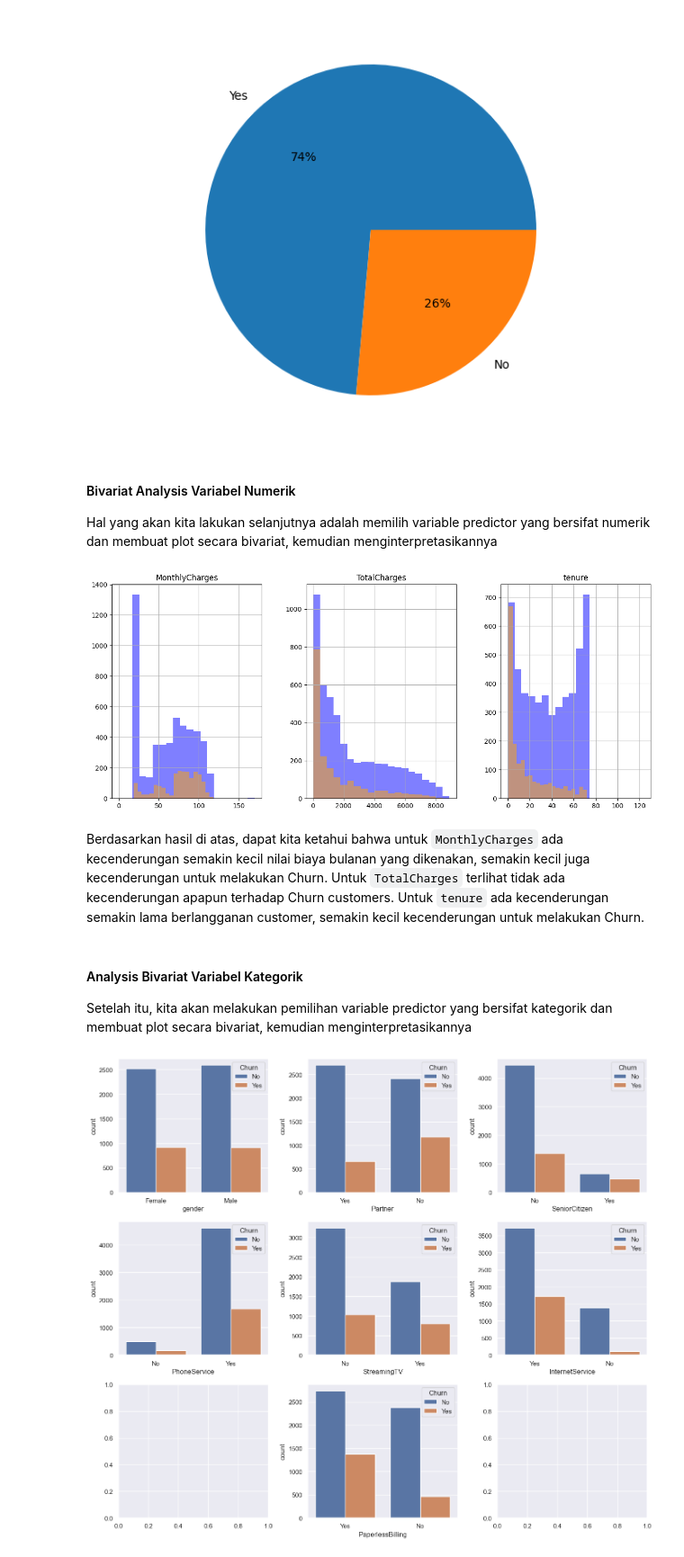
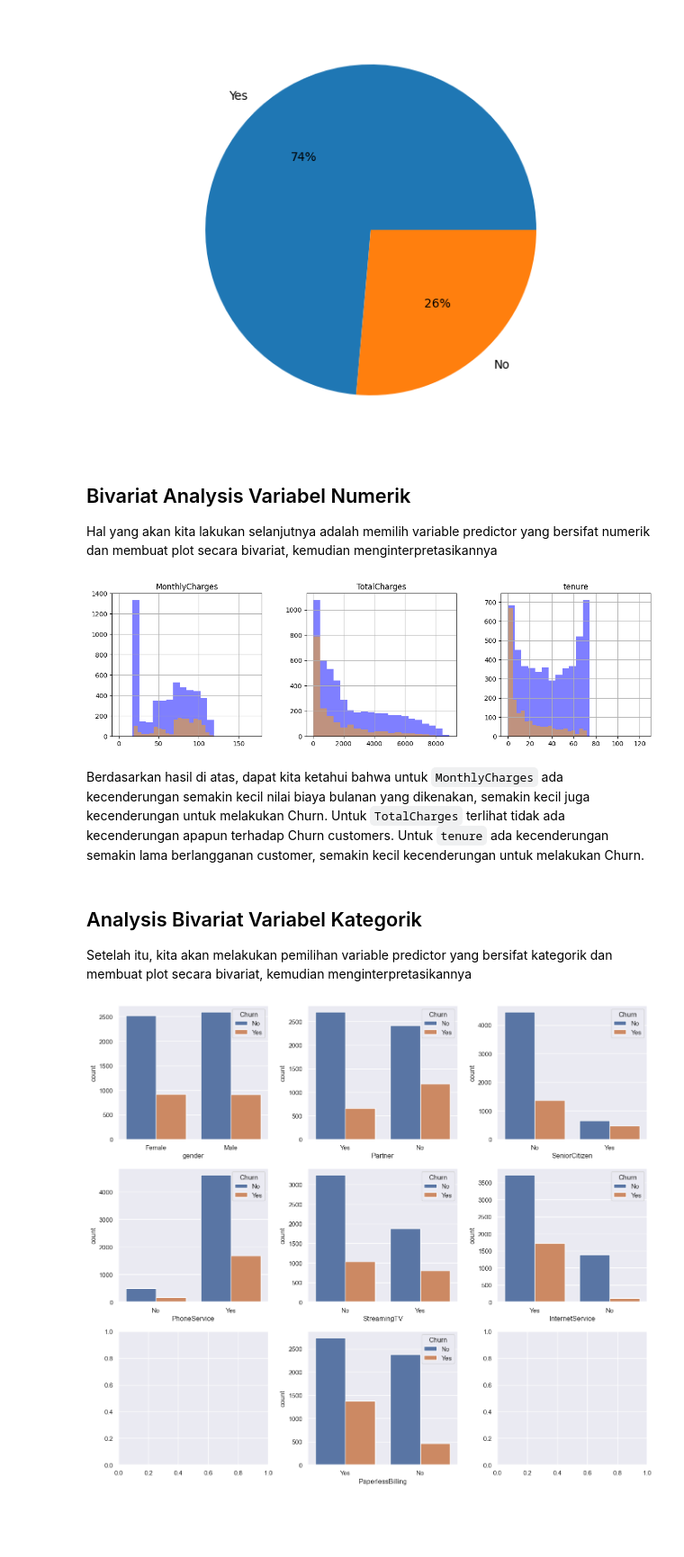
Before and after one commit to iwanlaudin0101/Customer-Churn-Prediction, a Jupyter notebook: Customer Churn Prediction using Machine Learning.ipynb, the cells around one changed output. Shown at 90% size. Saved outputs shown, nothing was run; the diff lists cells and outputs as text; code cells hidden in the pictures; blank space fills up the shorter version.

```diff
--- a/Customer Churn Prediction using Machine Learning.ipynb
+++ b/Customer Churn Prediction using Machine Learning.ipynb
@@ -55,5 +55,5 @@ from pathlib import Path
 # %%
-df_load = pd.read_csv("./Dataset/dqlab_telco_final.csv")
+df_load = pd.read_csv("./Datasets/dqlab_telco_final.csv")
 df_load.head()
 # %% [output]
 |  | UpdatedAt | customerID | gender | SeniorCitizen | Partner | tenure | PhoneService | StreamingTV | ... |
@@ -94,23 +94,23 @@ plt.show()
 # %% [output]
 [figure]
 # %% [markdown]
-#### Bivariat Analysis Variabel Numerik
+## Bivariat Analysis Variabel Numerik
 Hal yang akan kita lakukan selanjutnya adalah memilih variable predictor yang bersifat numerik dan membuat plot secara bivariat, kemudian menginterpretasikannya
 # %%
 #creating bin in chart
 numerical_features = ['MonthlyCharges','TotalCharges','tenure']
-fig, ax = plt.subplots(1, 3, figsize=(15, 6))
+fig, ax = plt.subplots(1, 3, figsize=(15, 4))
 # Use the following code to plot two overlays of histogram per each numerical_features,
 # use a color of blue and orange, respectively
 df_load[df_load.Churn == 'No'][numerical_features].hist(bins=20, color='blue', alpha=0.5, ax=ax)
 df_load[df_load.Churn == 'Yes'][numerical_features].hist(bins=20, color='orange', alpha=0.5, ax=ax)
 plt.show()
 # %% [output]
-[figure, old version]
+[figure, new version]
 # %% [markdown]
 Berdasarkan hasil di atas, dapat kita ketahui bahwa untuk `MonthlyCharges` ada kecenderungan semakin kecil nilai biaya bulanan yang dikenakan, semakin kecil juga kecenderungan untuk melakukan Churn. Untuk `TotalCharges` terlihat tidak ada kecenderungan apapun terhadap Churn customers. Untuk `tenure` ada kecenderungan semakin lama berlangganan customer, semakin kecil kecenderungan untuk melakukan Churn.
 # %% [markdown]
-#### Analysis Bivariat Variabel Kategorik
+## Analysis Bivariat Variabel Kategorik
 Setelah itu, kita akan melakukan pemilihan variable predictor yang bersifat kategorik dan membuat plot secara bivariat, kemudian menginterpretasikannya
 # %%
 sns.set(style='darkgrid')
```
Also changed, not shown: parts of 21 cells of this notebook, 3 other files.
